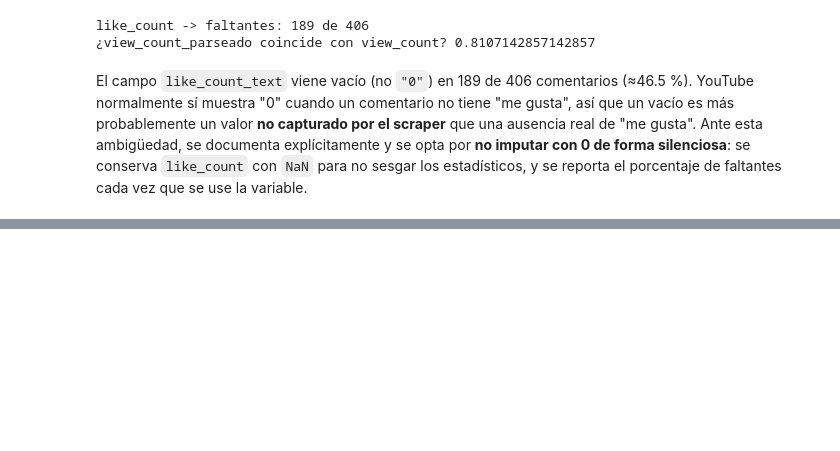
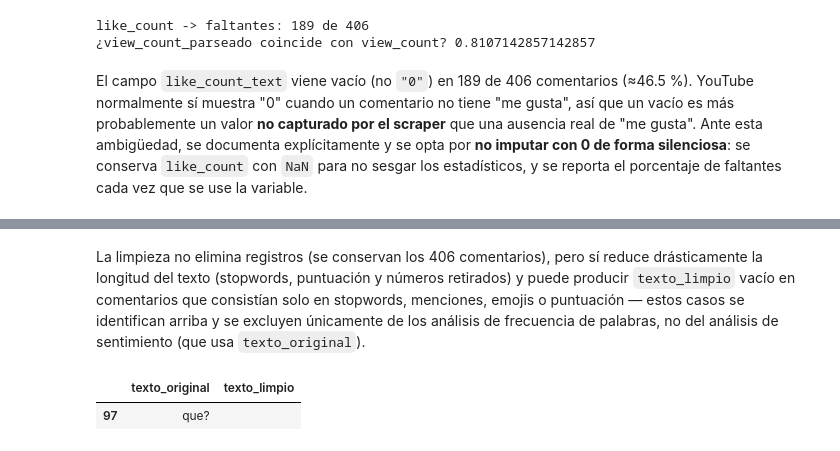
Before and after one commit to DavidDominguez-11/DS-Lab1, a Jupyter notebook: Laboratorio_6.ipynb, the cells around one changed output, grey strips where cells are left out. Drawn from its saved outputs; the diff is of its cells as text; code cells hidden in the pictures; blank space fills up the shorter version.

```diff
--- a/Laboratorio_6.ipynb
+++ b/Laboratorio_6.ipynb
@@ -410,0 +572,12 @@ variable.
+# %% [markdown]
+La limpieza no elimina registros (se conservan los 406 comentarios), pero sí
+reduce drásticamente la longitud del texto (stopwords, puntuación y números
+retirados) y puede producir `texto_limpio` vacío en comentarios que consistían
+solo en stopwords, menciones, emojis o puntuación — estos casos se identifican
+arriba y se excluyen únicamente de los análisis de frecuencia de palabras, no
+del análisis de sentimiento (que usa `texto_original`).
+# %%
+comments.loc[comments["texto_limpio"].str.strip() == "", ["texto_original", "texto_limpio"]]
+# %% [output]
+|  | texto_original | texto_limpio |
+| 97 | que? |  |
```
Also changed, not shown: parts of 7 cells of this notebook.
